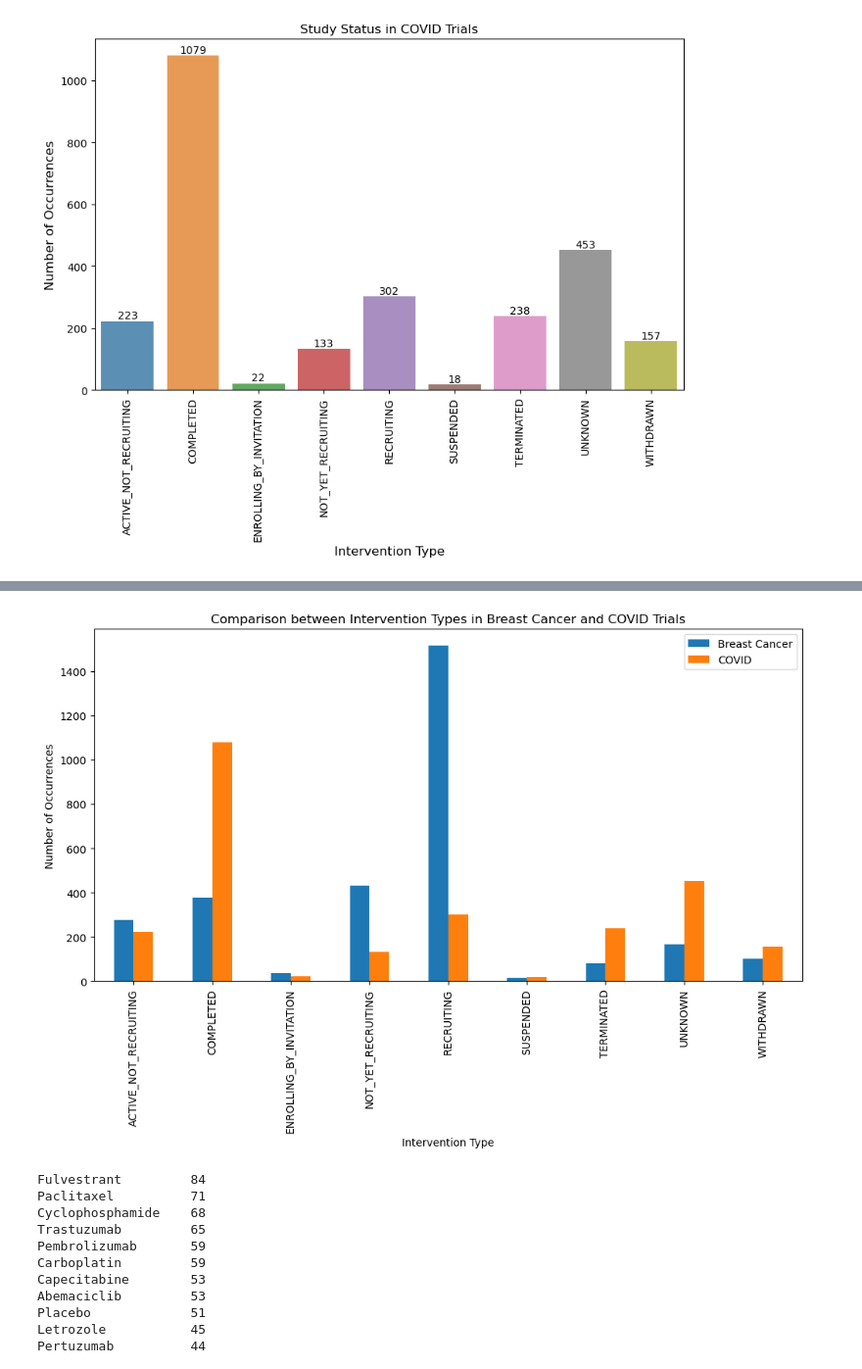
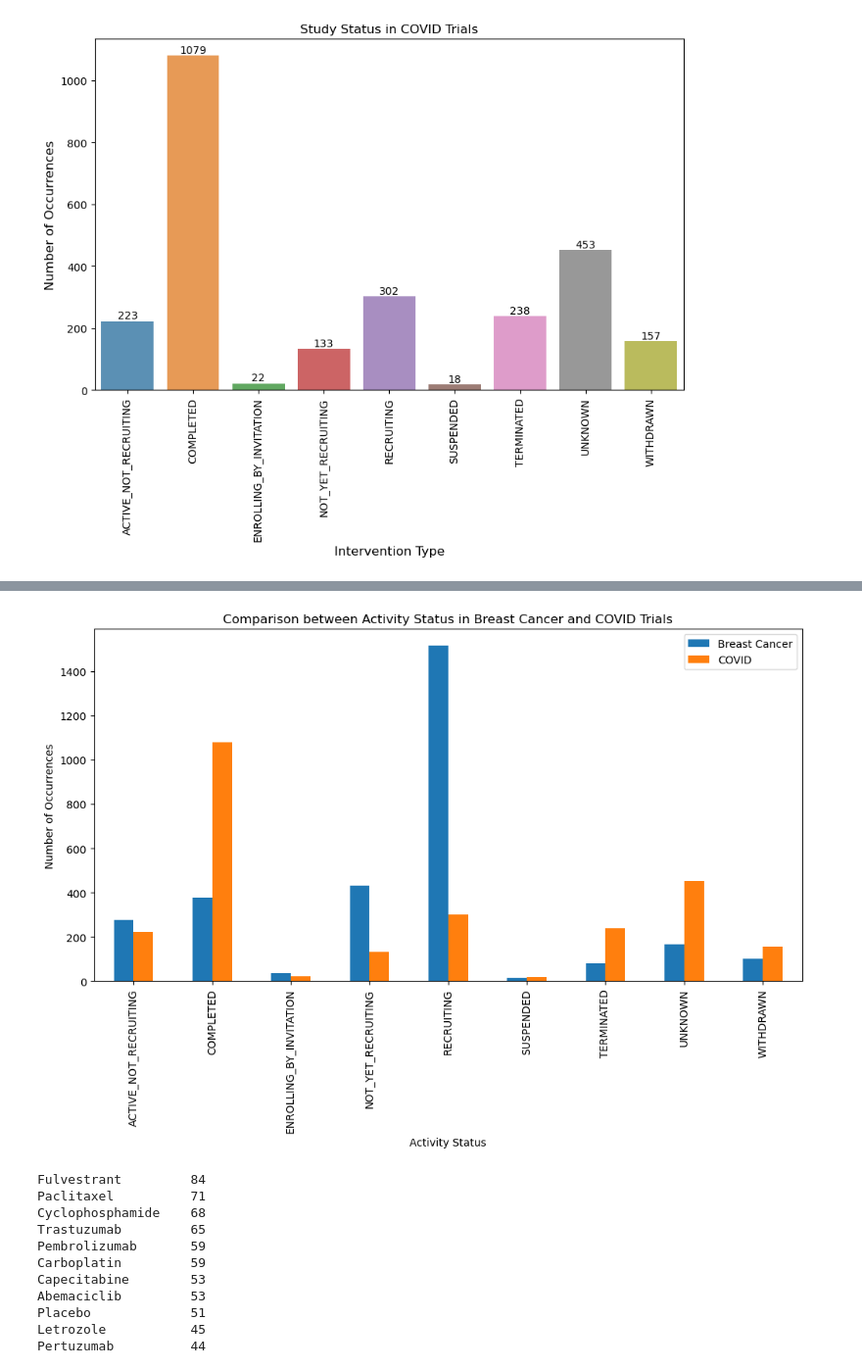
Before and after one commit to harooks/Clinical-Trials-Data-Analysis, a Jupyter notebook: partA_haruko.ipynb, the cells around one changed output, grey strips where cells are left out. Shown at 98% size. Cells and saved outputs as stored; diff of their text form; code cells hidden in the pictures.

Commit message:
re plotted recruitment status

```diff
--- a/partA_haruko.ipynb
+++ b/partA_haruko.ipynb
@@ -131,30 +173,30 @@ bar_plot(covid_df['Study Status'], 'Study Status in COVID Trials')
 # %%
 ## Side by Side Bar Plot ##
 
 # Count the frequency of each intervention type in each dataset
 breast_cancer_studyStatus_counts = breast_cancer_df['Study Status'].value_counts()
 covid_counts_studyStatus_counts = covid_df['Study Status'].value_counts()
 
 # Create a new DataFrame with these counts
 df = pd.DataFrame({'Breast Cancer': breast_cancer_studyStatus_counts, 'COVID': covid_counts_studyStatus_counts})
 
 # df = df.sort_values(by='Breast Cancer', ascending=False)
 # sort alphabetically
 df = df.sort_index()
 
 # Fill NaN values with 0
 df = df.fillna(0)
 
 # Plot the DataFrame using pandas' built-in plot function
 df.plot(kind='bar', figsize=(12, 6))
 
-plt.title('Comparison between Intervention Types in Breast Cancer and COVID Trials')
+plt.title('Comparison between Activity Status in Breast Cancer and COVID Trials')
 plt.ylabel('Number of Occurrences')
-plt.xlabel('Intervention Type')
+plt.xlabel('Activity Status')
 
 plt.show()
 # %% [output]
-[figure, old version]
+[figure, new version]
 # %%
 ## Get the 15 most studied drugs that appeared in trials of each disease ##
 
```
Also changed, not shown: parts of 2 cells of this notebook, 3 other files.
